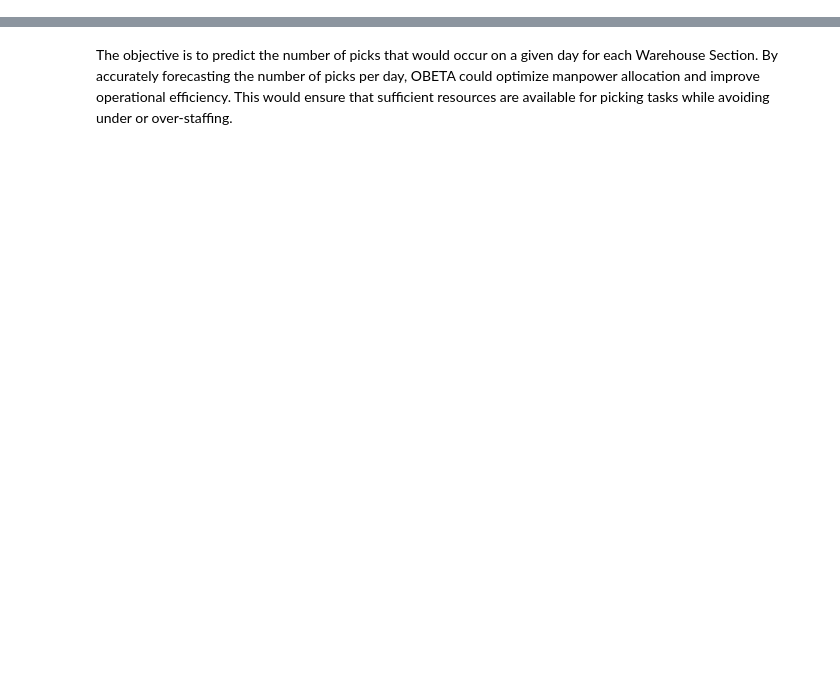
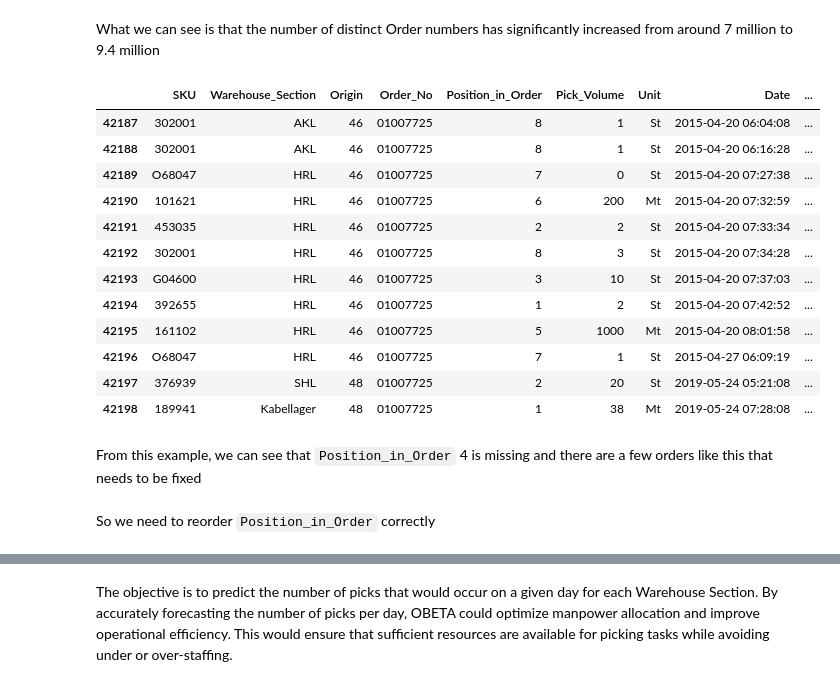
Before and after one commit to k-m-madhav/dataAnalytics, a Jupyter notebook: python/Obeta_Project_Group_6.ipynb, the cells around one changed output, grey strips where cells are left out. Cells and saved outputs as stored; diff of their text form; code cells hidden in the pictures; blank space fills up the shorter version.

```diff
--- a/python/Obeta_Project_Group_6.ipynb
+++ b/python/Obeta_Project_Group_6.ipynb
@@ -50,0 +87,6 @@ Prediction Modelling
+# %%
+# Converting the variables to the appropriate datatypes helps with better memory efficiency
+pick_data_original[["Warehouse_Section", "Unit"]] = pick_data_original[["Warehouse_Section", "Unit"]].astype("category")
+pick_data_original[["SKU", "Order_No"]] = pick_data_original[["SKU", "Order_No"]].astype("string")
+pick_data_original["Date"] = pd.to_datetime(pick_data_original["Date"], format="%Y-%m-%d %H:%M:%S", errors="coerce")
+pick_data_original.info()
@@ -50,0 +235,3 @@ Prediction Modelling
+# %%
+pick_data_transformed = pick_data_original.drop_duplicates()
+pick_data_transformed.info()
@@ -50,0 +378,3 @@ Prediction Modelling
+# %%
+pick_data_transformed = generate_unique_order_no(pick_data_transformed, 432000, 2)
+pick_data_transformed.head()
@@ -50,0 +388,3 @@ Prediction Modelling
+# %%
+pick_data_transformed[["Unique_Order_No"]] = pick_data_transformed[["Unique_Order_No"]].astype("string")
+print(pick_data_transformed.nunique())
@@ -50,0 +403,22 @@ Prediction Modelling
+# %% [markdown]
+What we can see is that the number of distinct Order numbers has significantly increased from around 7 million to 9.4 million
+# %%
+pick_data_transformed[pick_data_transformed['Order_No'] == '01007725']
+# %% [output]
+|  | SKU | Warehouse_Section | Origin | Order_No | Position_in_Order | Pick_Volume | Unit | Date | ... |
+| 42187 | 302001 | AKL | 46 | 01007725 | 8 | 1 | St | 2015-04-20 06:04:08 | ... |
+| 42188 | 302001 | AKL | 46 | 01007725 | 8 | 1 | St | 2015-04-20 06:16:28 | ... |
+| 42189 | O68047 | HRL | 46 | 01007725 | 7 | 0 | St | 2015-04-20 07:27:38 | ... |
+| 42190 | 101621 | HRL | 46 | 01007725 | 6 | 200 | Mt | 2015-04-20 07:32:59 | ... |
+| 42191 | 453035 | HRL | 46 | 01007725 | 2 | 2 | St | 2015-04-20 07:33:34 | ... |
+| 42192 | 302001 | HRL | 46 | 01007725 | 8 | 3 | St | 2015-04-20 07:34:28 | ... |
+| 42193 | G04600 | HRL | 46 | 01007725 | 3 | 10 | St | 2015-04-20 07:37:03 | ... |
+| 42194 | 392655 | HRL | 46 | 01007725 | 1 | 2 | St | 2015-04-20 07:42:52 | ... |
+| 42195 | 161102 | HRL | 46 | 01007725 | 5 | 1000 | Mt | 2015-04-20 08:01:58 | ... |
+| 42196 | O68047 | HRL | 46 | 01007725 | 7 | 1 | St | 2015-04-27 06:09:19 | ... |
+| 42197 | 376939 | SHL | 48 | 01007725 | 2 | 20 | St | 2019-05-24 05:21:08 | ... |
+| 42198 | 189941 | Kabellager | 48 | 01007725 | 1 | 38 | Mt | 2019-05-24 07:28:08 | ... |
+# %% [markdown]
+From this example, we can see that `Position_in_Order` 4 is missing and there are a few orders like this that needs to be fixed
+# %% [markdown]
+So we need to reorder `Position_in_Order` correctly
```
Also changed, not shown: parts of 85 cells of this notebook.
